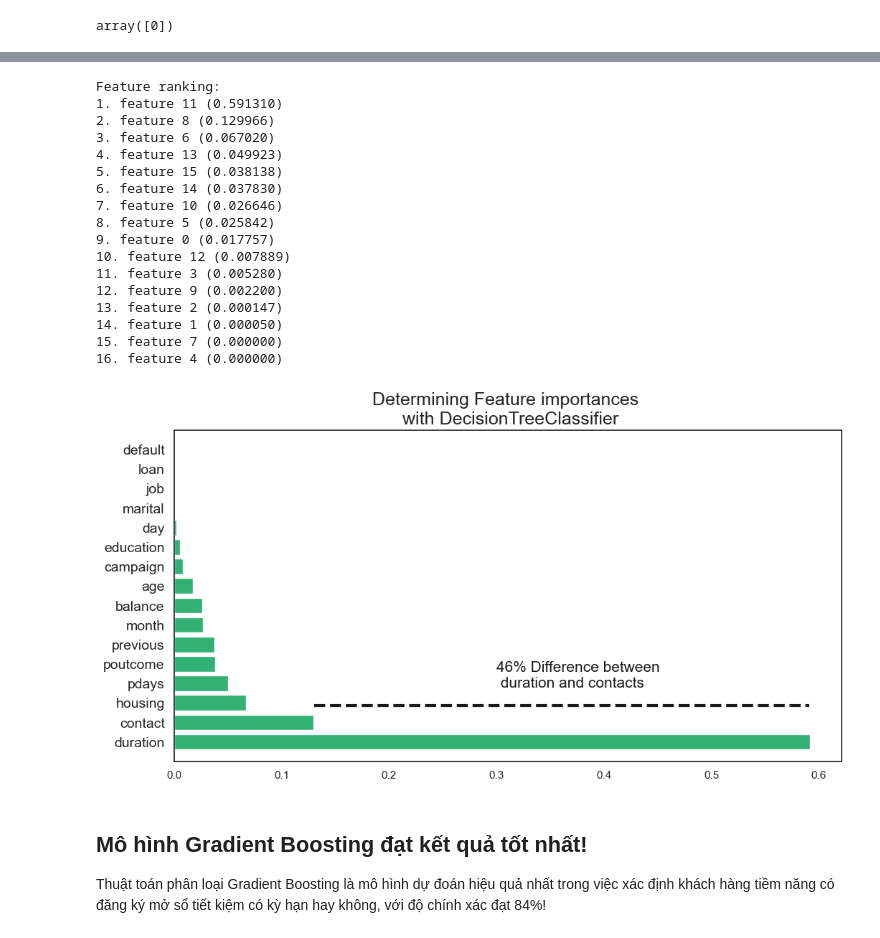
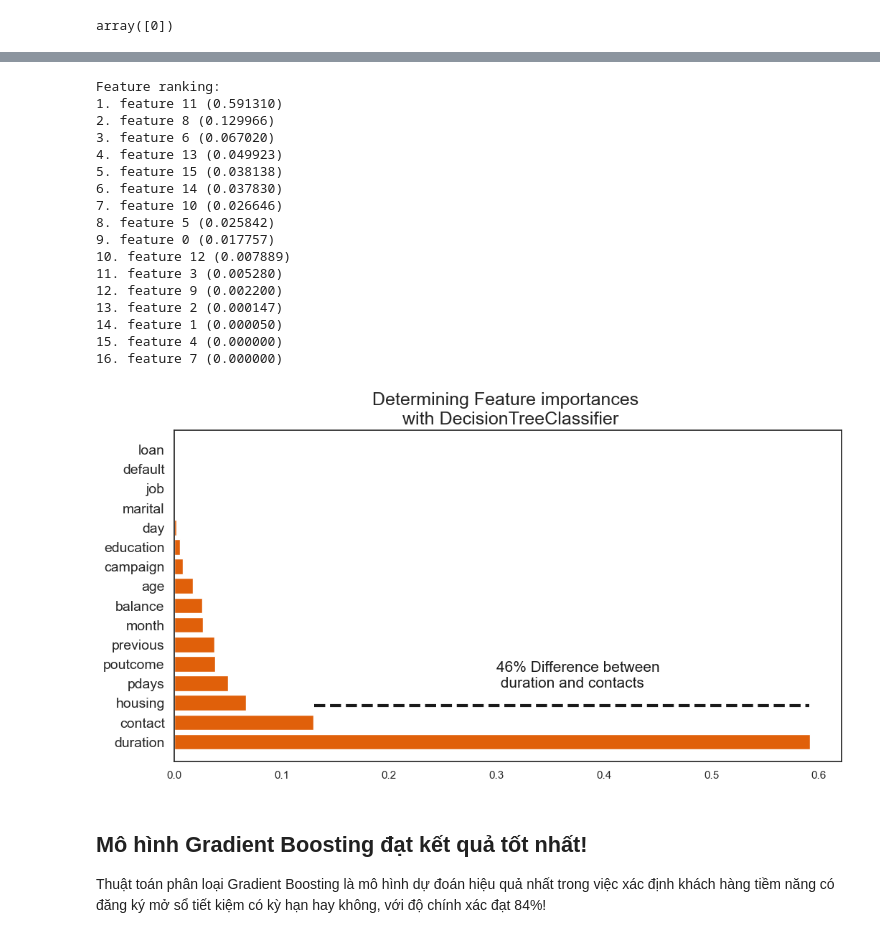
Before and after one commit to ThuanEc0m/DoAn_streamlit, a Jupyter notebook: bank.ipynb, the cells around one changed output, grey strips where cells are left out. Saved outputs shown, nothing was run; the diff lists cells and outputs as text; code cells hidden in the pictures.

```diff
--- a/bank.ipynb
+++ b/bank.ipynb
@@ -1557,37 +1566,37 @@ print("Feature ranking:")
 for f in range(X_train.shape[1]):
     print("%d. feature %d (%f)" % (f + 1, indices[f], importances[indices[f]]))
 
 # Plot the feature importances of the forest
 def feature_importance_graph(indices, importances, feature_names):
     plt.figure(figsize=(12,6))
     plt.title("Determining Feature importances \n with DecisionTreeClassifier", fontsize=18)
-    plt.barh(range(len(indices)), importances[indices], color='#31B173',  align="center")
+    plt.barh(range(len(indices)), importances[indices], color="#E0600A",  align="center")
     plt.yticks(range(len(indices)), feature_names[indices], rotation='horizontal',fontsize=14)
     plt.ylim([-1, len(indices)])
     plt.axhline(y=1.85, xmin=0.21, xmax=0.952, color='k', linewidth=3, linestyle='--')
     plt.text(0.30, 2.8, '46% Difference between \n duration and contacts', color='k', fontsize=15)
 
 feature_importance_graph(indices, importances, feature_names)
 plt.show()
 # %% [output]
 Feature ranking:
 1. feature 11 (0.591310)
 2. feature 8 (0.129966)
 3. feature 6 (0.067020)
 4. feature 13 (0.049923)
 5. feature 15 (0.038138)
 6. feature 14 (0.037830)
 7. feature 10 (0.026646)
 8. feature 5 (0.025842)
 9. feature 0 (0.017757)
 10. feature 12 (0.007889)
 11. feature 3 (0.005280)
 12. feature 9 (0.002200)
 13. feature 2 (0.000147)
 14. feature 1 (0.000050)
-15. feature 7 (0.000000)
-16. feature 4 (0.000000)
+15. feature 4 (0.000000)
+16. feature 7 (0.000000)
-[figure, old version]
+[figure, new version]
 # %% [markdown]
 ## Mô hình Gradient Boosting đạt kết quả tốt nhất!
 Thuật toán phân loại Gradient Boosting là mô hình dự đoán hiệu quả nhất trong việc xác định khách hàng tiềm năng có đăng ký mở sổ tiết kiệm có kỳ hạn hay không, với độ chính xác đạt 84%!
```
Also changed, not shown: parts of 28 cells of this notebook, 23 other files.
